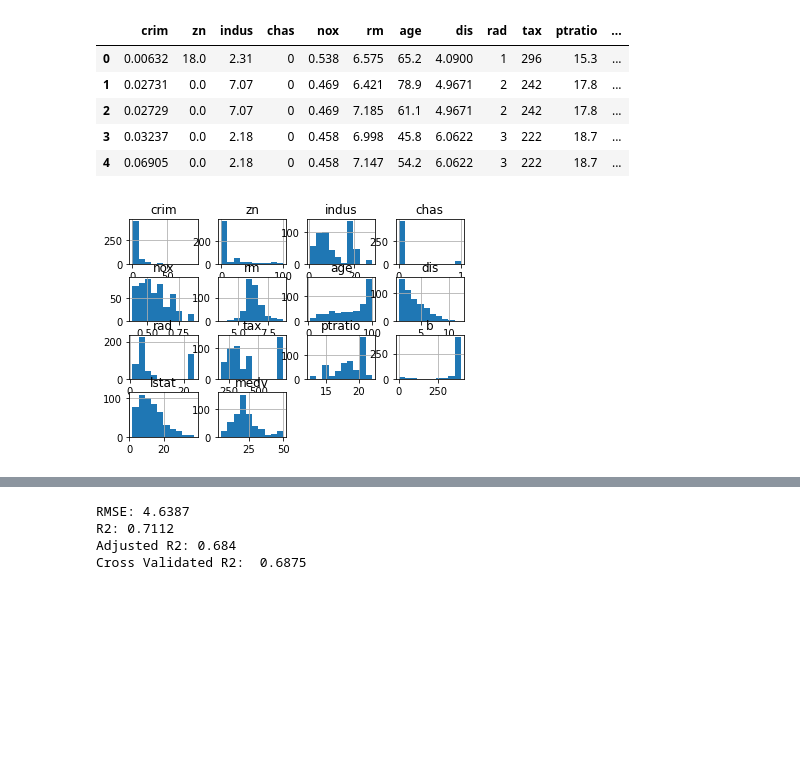
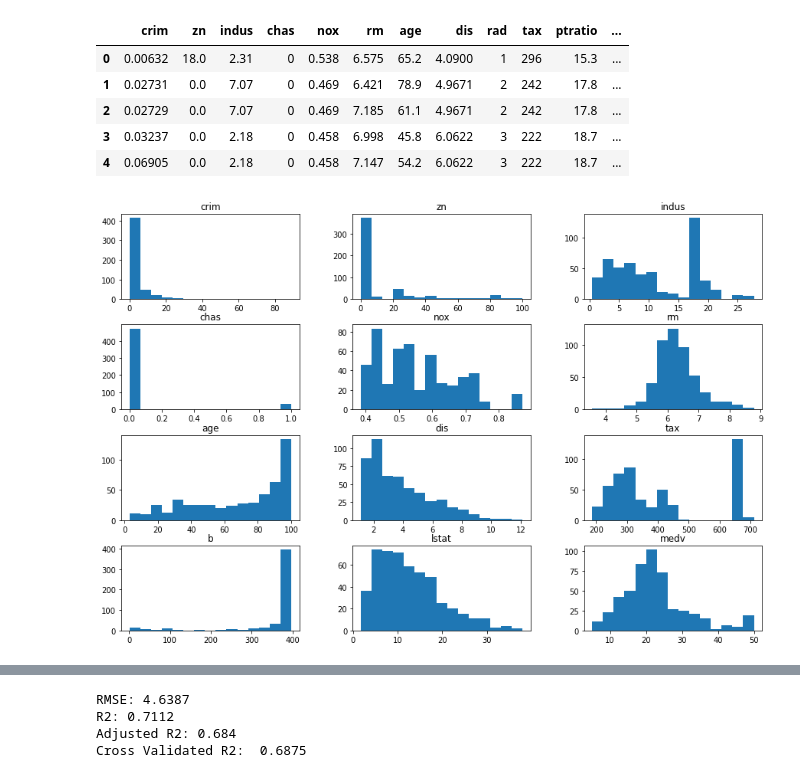
Before and after one commit to Eskerluminous/Boston_housing-Dataset, a Jupyter notebook: Linear_random.ipynb, the cells around one changed output, grey strips where cells are left out. Saved outputs shown, nothing was run; the diff lists cells and outputs as text; code cells hidden in the pictures; blank space fills up the shorter version.

```diff
--- a/Linear_random.ipynb
+++ b/Linear_random.ipynb
@@ -48,11 +48,15 @@ df.head()
 | 2 | 0.02729 | 0.0 | 7.07 | 0 | 0.469 | 7.185 | 61.1 | 4.9671 | 2 | 242 | 17.8 | ... |
 | 3 | 0.03237 | 0.0 | 2.18 | 0 | 0.458 | 6.998 | 45.8 | 6.0622 | 3 | 222 | 18.7 | ... |
 | 4 | 0.06905 | 0.0 | 2.18 | 0 | 0.458 | 7.147 | 54.2 | 6.0622 | 3 | 222 | 18.7 | ... |
-# %%
-df.hist()
-
-plt.show()
-# %% [output]
-[figure, removed]
+# %%
+df[['crim', 'zn', 'indus', 'chas','nox','rm','age','dis','tax','b','lstat','medv']].hist(
+    bins=15,
+    figsize=(15, 10),
+    grid = False,
+    # rwidth = 2.9,
+)
+plt.show()
+# %% [output]
+[figure, added]
 # %%
 
```
Also changed, not shown: parts of 11 cells of this notebook.
